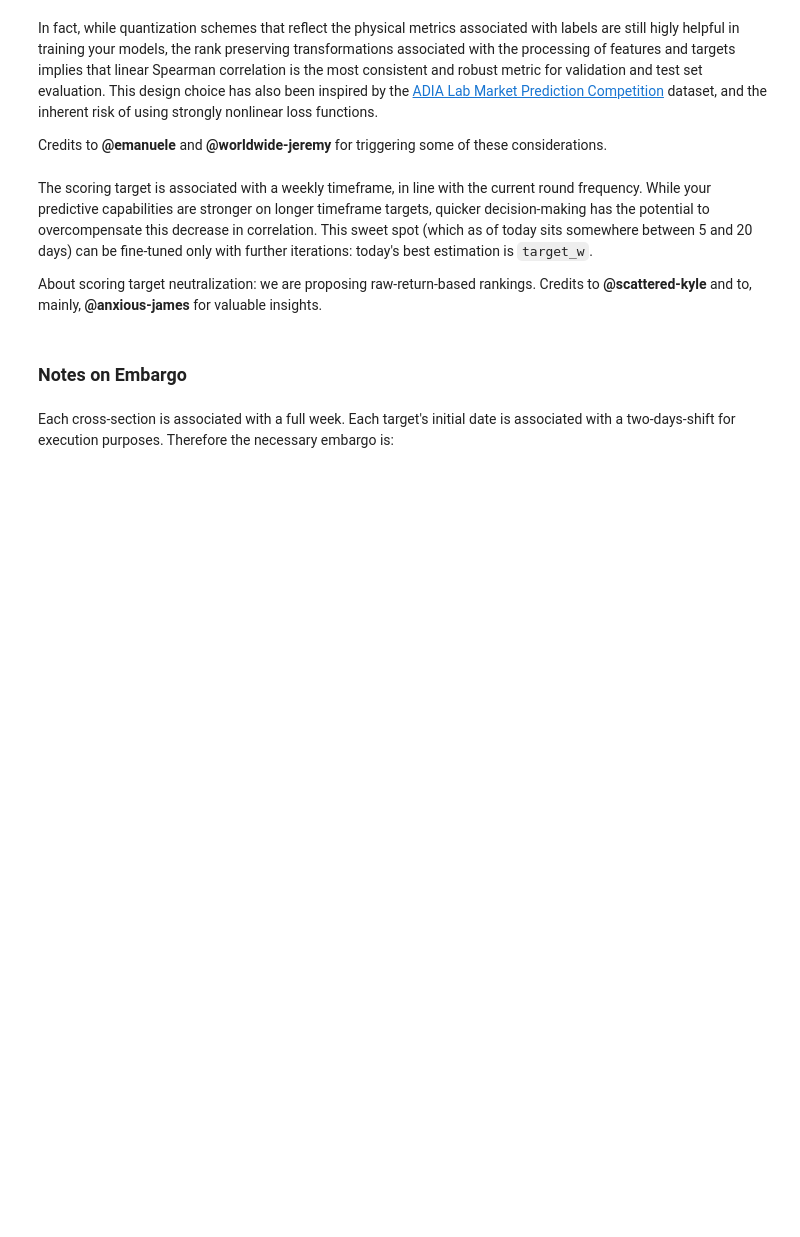
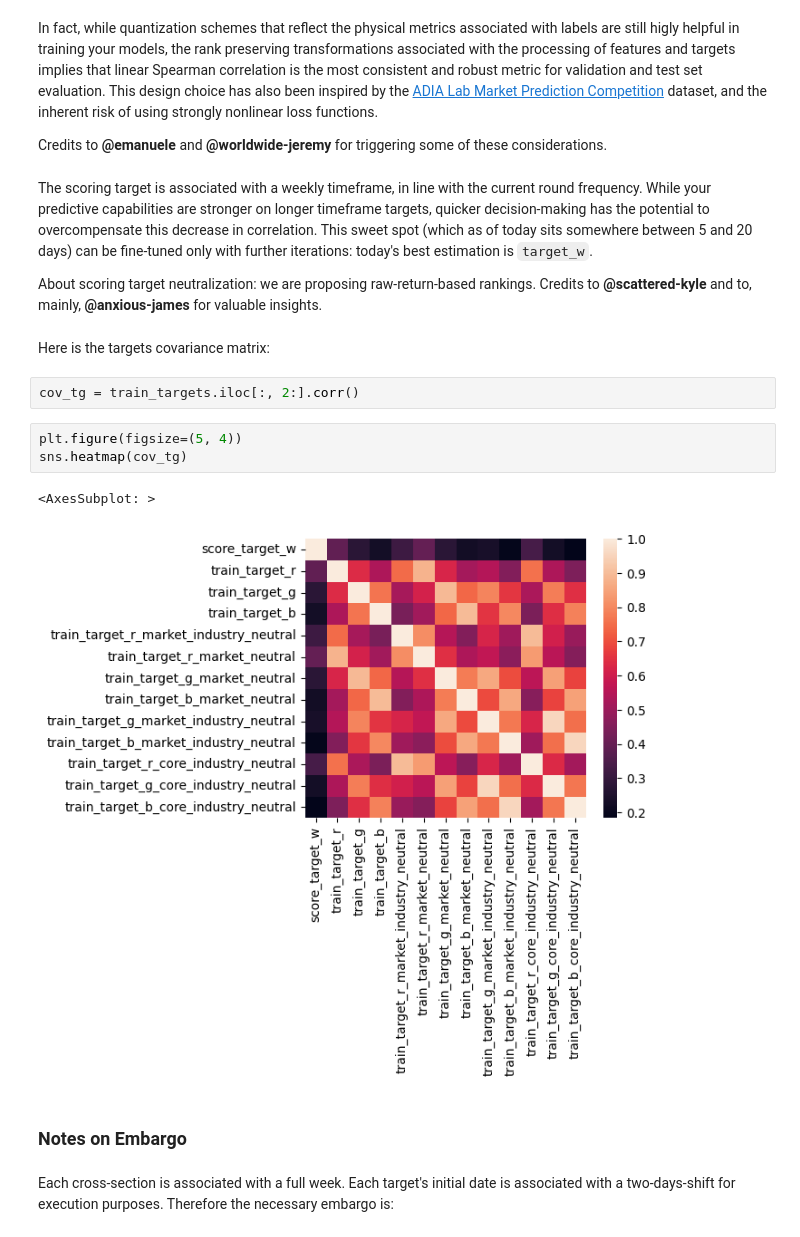
Before and after one commit to crunchdao/datacrunch-notebooks, a Jupyter notebook: python/quickstarter_notebook_master2.0.ipynb, the cells around one changed output. Cells and saved outputs as stored; diff of their text form; blank space fills up the shorter version.

Commit message:
feat: tg covariance matrix

```diff
--- a/python/quickstarter_notebook_master2.0.ipynb
+++ b/python/quickstarter_notebook_master2.0.ipynb
@@ -182,6 +186,16 @@ Credits to **@emanuele** and **@worldwide-jeremy** for triggering some of these
 The scoring target is associated with a weekly timeframe, in line with the current round frequency. While your predictive capabilities are stronger on longer timeframe targets, quicker decision-making has the potential to overcompensate this decrease in correlation. This sweet spot (which as of today sits somewhere between 5 and 20 days) can be fine-tuned only with further iterations: today's best estimation is `target_w`.
 
 About scoring target neutralization: we are proposing raw-return-based rankings. Credits to **@scattered-kyle** and to, mainly, **@anxious-james** for valuable insights.
+# %% [markdown]
+Here is the targets covariance matrix:
+# %%
+cov_tg = train_targets.iloc[:, 2:].corr()
+# %%
+plt.figure(figsize=(5, 4))
+sns.heatmap(cov_tg)
+# %% [output]
+<AxesSubplot: >
+[figure, added]
 # %% [markdown]
 ### Notes on Embargo
 # %% [markdown]
```
Also changed, not shown: parts of 2 cells of this notebook.
